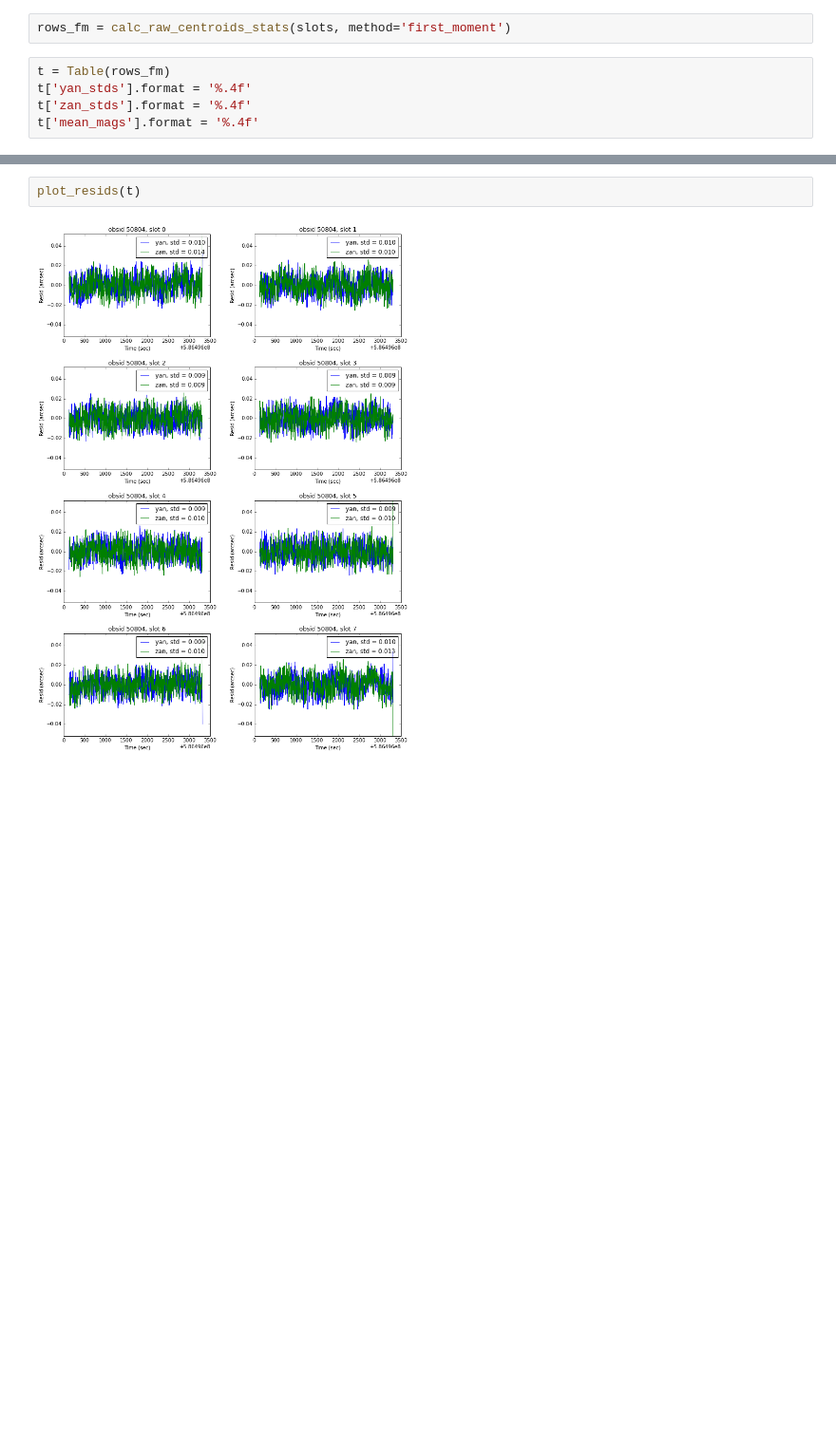
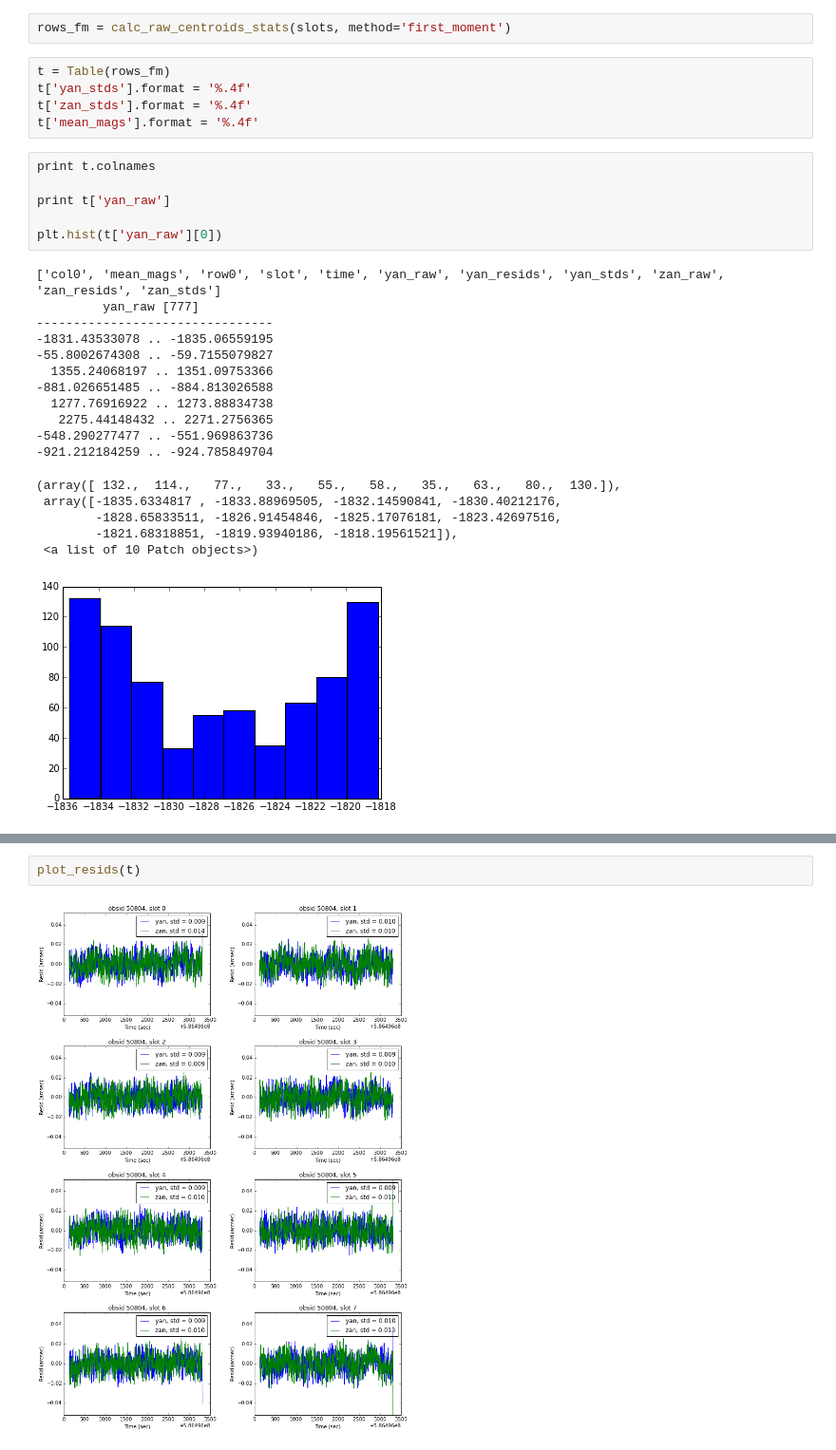
Before and after one commit to sot/aca_centroiding, a Jupyter notebook: aca_centroiding.ipynb, the cells around one changed output, grey strips where cells are left out. Shown at 95% size. Saved outputs shown, nothing was run; the diff lists cells and outputs as text; blank space fills up the shorter version.

```diff
--- a/aca_centroiding.ipynb
+++ b/aca_centroiding.ipynb
@@ -319,3 +320,27 @@ t = Table(rows_fm)
 t['yan_stds'].format = '%.4f'
 t['zan_stds'].format = '%.4f'
 t['mean_mags'].format = '%.4f'
+# %%
+print t.colnames
+
+print t['yan_raw']
+
+plt.hist(t['yan_raw'][0])
+# %% [output]
+['col0', 'mean_mags', 'row0', 'slot', 'time', 'yan_raw', 'yan_resids', 'yan_stds', 'zan_raw', 'zan_resids', 'zan_stds']
+         yan_raw [777]
+--------------------------------
+-1831.43533078 .. -1835.06559195
+-55.8002674308 .. -59.7155079827
+  1355.24068197 .. 1351.09753366
+-881.026651485 .. -884.813026588
+  1277.76916922 .. 1273.88834738
+   2275.44148432 .. 2271.2756365
+-548.290277477 .. -551.969863736
+-921.212184259 .. -924.785849704
+(array([ 132.,  114.,   77.,   33.,   55.,   58.,   35.,   63.,   80.,  130.]),
+ array([-1835.6334817 , -1833.88969505, -1832.14590841, -1830.40212176,
+        -1828.65833511, -1826.91454846, -1825.17076181, -1823.42697516,
+        -1821.68318851, -1819.93940186, -1818.19561521]),
+ <a list of 10 Patch objects>)
+[figure, added]
```
Also changed, not shown: parts of 2 cells of this notebook, 7 other files.
